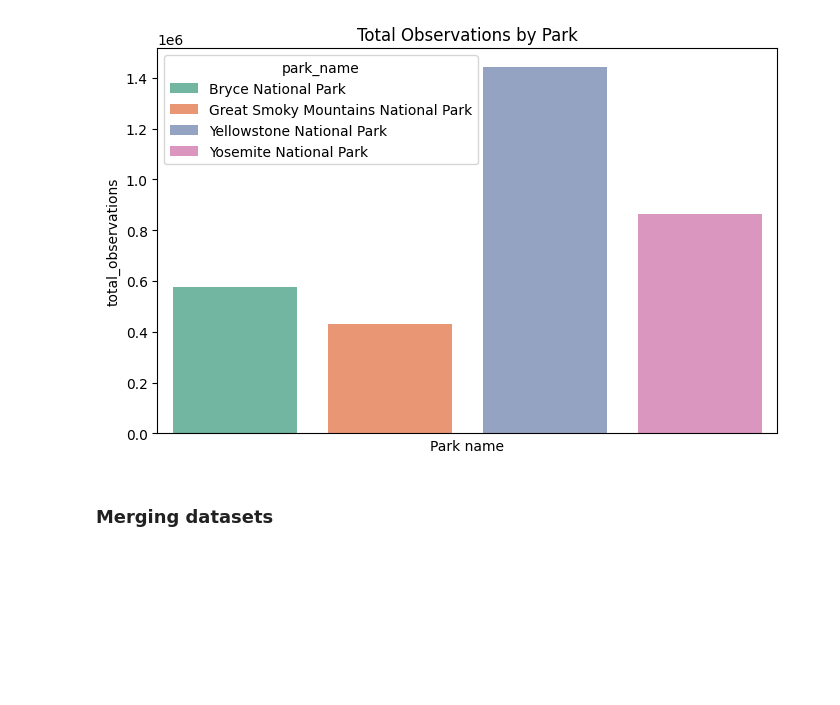
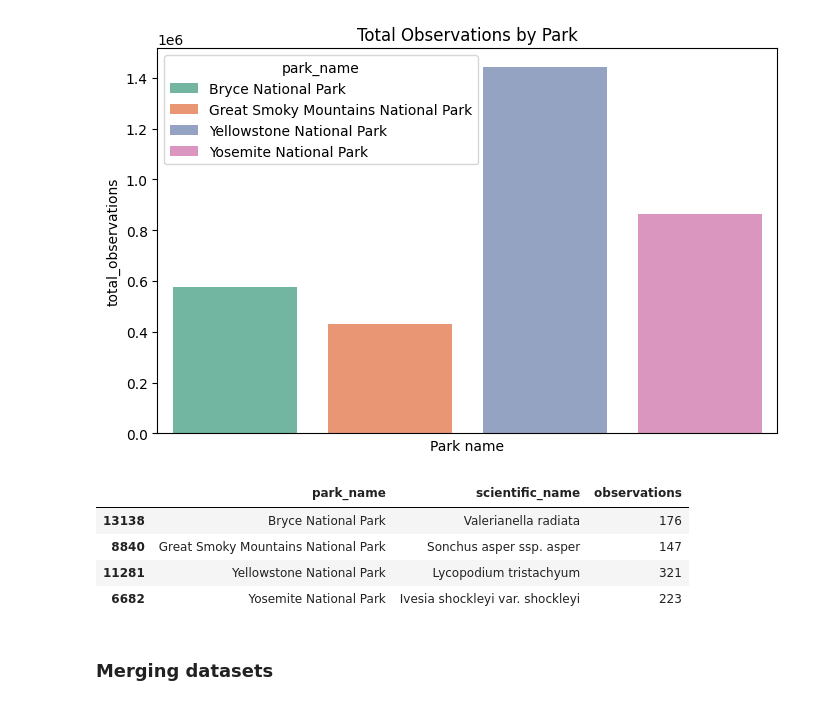
Before and after one commit to 7086600/biodiversity_project, a Jupyter notebook: biodiversity.ipynb, the cells around one changed output. Drawn from its saved outputs; the diff is of its cells as text; code cells hidden in the pictures; blank space fills up the shorter version.

Commit message:
find most observed species by park

```diff
--- a/biodiversity.ipynb
+++ b/biodiversity.ipynb
@@ -213,6 +213,19 @@ plt.xticks([])
 plt.show()
 # %% [output]
 [figure]
+# %%
+# most observed species
+# find the index of the maximum observations for each park
+idx = observations.groupby('park_name')['observations'].idxmax()
+# select the rows with the maximum observations
+mostObservedSpeciesByPark = observations.loc[idx, ['park_name', 'scientific_name', 'observations']]
+mostObservedSpeciesByPark
+# %% [output]
+|  | park_name | scientific_name | observations |
+| 13138 | Bryce National Park | Valerianella radiata | 176 |
+| 8840 | Great Smoky Mountains National Park | Sonchus asper ssp. asper | 147 |
+| 11281 | Yellowstone National Park | Lycopodium tristachyum | 321 |
+| 6682 | Yosemite National Park | Ivesia shockleyi var. shockleyi | 223 |
 # %% [markdown]
 ### Merging datasets
 # %%
```
